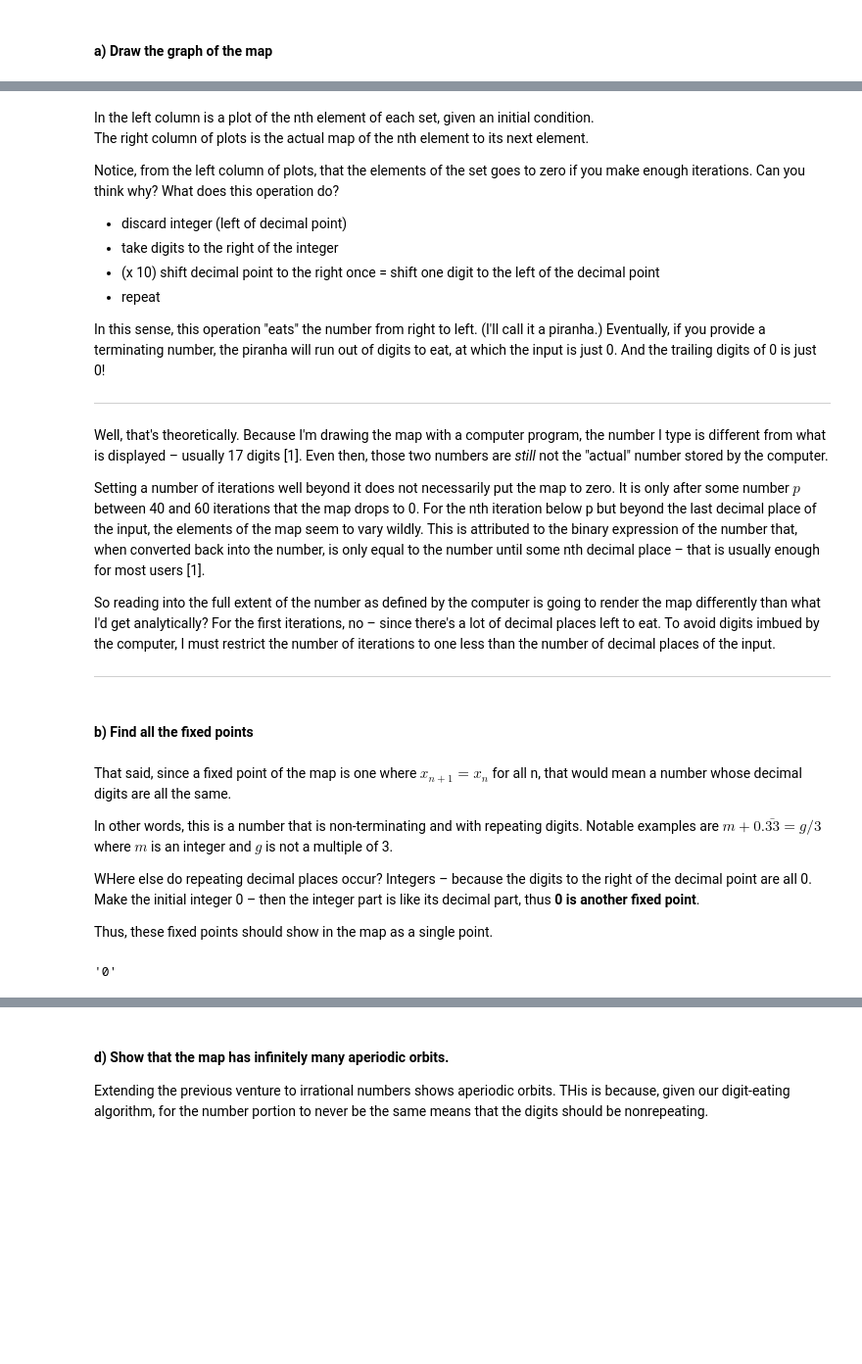
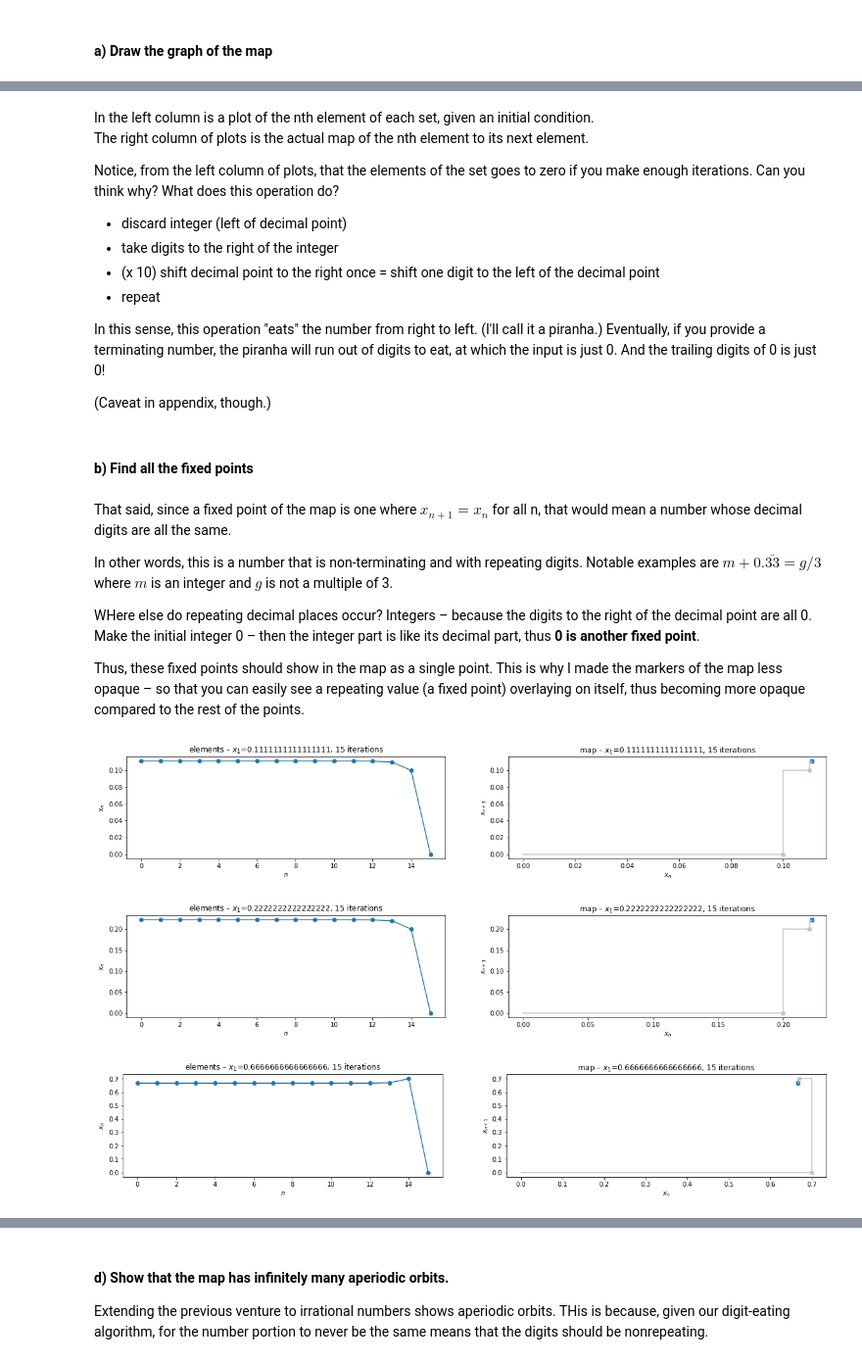
Before and after one commit to mimmphi/Physics-212, a Jupyter notebook: 10.3.7.ipynb, the cells around one changed output, grey strips where cells are left out. Shown at 98% size. Drawn from its saved outputs; the diff is of its cells as text; code cells hidden in the pictures; blank space fills up the shorter version.

```diff
--- a/10.3.7.ipynb
+++ b/10.3.7.ipynb
@@ -88,15 +103,7 @@ What does this operation do?
 
 In this sense, this operation "eats" the number from right to left. (I'll call it a piranha.) Eventually, if you provide a terminating number, the piranha will run out of digits to eat, at which the input is just 0. And the trailing digits of 0 is just 0!
 
----
-
-Well, that's theoretically. Because I'm drawing the map with a computer program, the number I type is different from what is displayed – usually 17 digits [1]. Even then, those two numbers are *still* not the "actual" number stored by the computer.
-
-Setting a number of iterations well beyond it does not necessarily put the map to zero. It is only after some number $p$ between 40 and 60 iterations that the map drops to 0. For the nth iteration below p but beyond the last decimal place of the input, the elements of the map seem to vary wildly. This is attributed to the binary expression of the number that, when converted back into the number, is only equal to the number until some nth decimal place – that is usually enough for most users [1].
-
-So reading into the full extent of the number as defined by the computer is going to render the map differently than what I'd get analytically? For the first iterations, no – since there's a lot of decimal places left to eat. To avoid digits imbued by the computer, I must restrict the number of iterations to one less than the number of decimal places of the input.
-
----
+(Caveat in appendix, though.)
 # %% [markdown]
 #### b) Find all the fixed points
 # %% [markdown]
@@ -106,9 +113,19 @@ In other words, this is a number that is non-terminating and with repeating digi
 
 WHere else do repeating decimal places occur? Integers – because the digits to the right of the decimal point are all 0. Make the initial integer 0 – then the integer part is like its decimal part, thus **0 is another fixed point**.
 
-Thus, these fixed points should show in the map as a single point.
+Thus, these fixed points should show in the map as a single point. This is why I made the markers of the map less opaque – so that you can easily see a repeating value (a fixed point) overlaying on itself, thus becoming more opaque compared to the rest of the points.
-# %%
-repr(0)
-# %% [output]
-'0'
+# %%
+# investigate notable cases; test your guesses of fixed points
+
+# repeating, non-terminating
+# a function to generate a number of repeating digits
+rep = lambda n: n * 1/9
+
+dec_shift_map(si = rep(n=1))
+dec_shift_map(si = rep(n=2))
+dec_shift_map(si = rep(n=6))
+# %% [output]
+[figure, added]
+[figure, added]
+[figure, added]
 # %%
```
Also changed, not shown: parts of 7 cells of this notebook.
